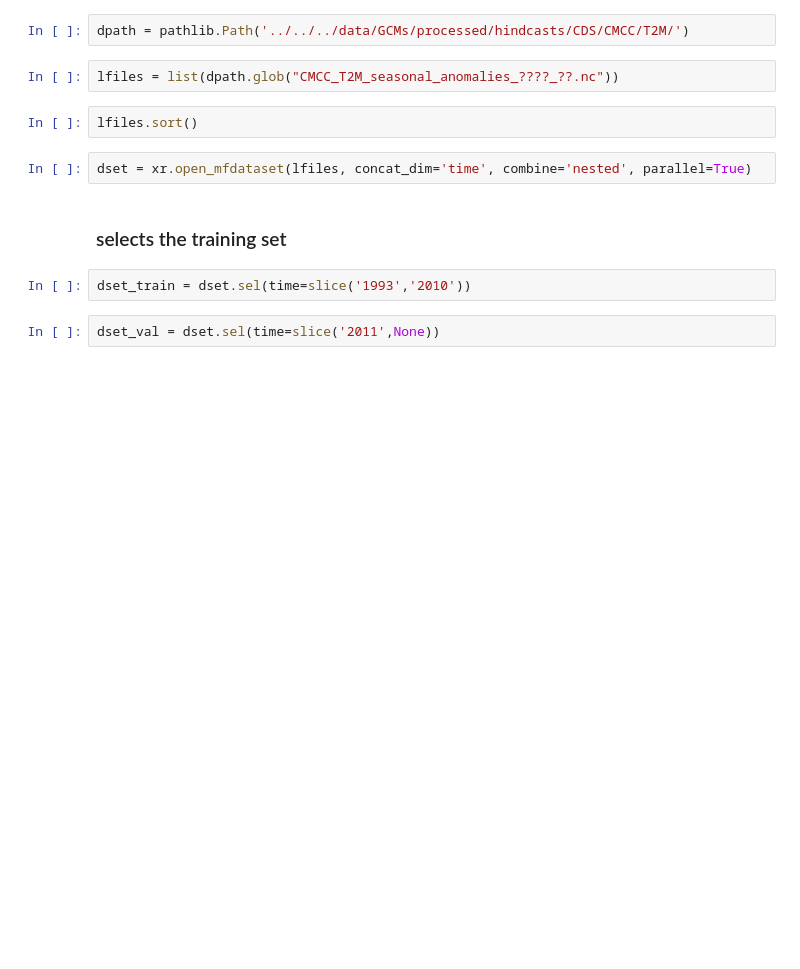
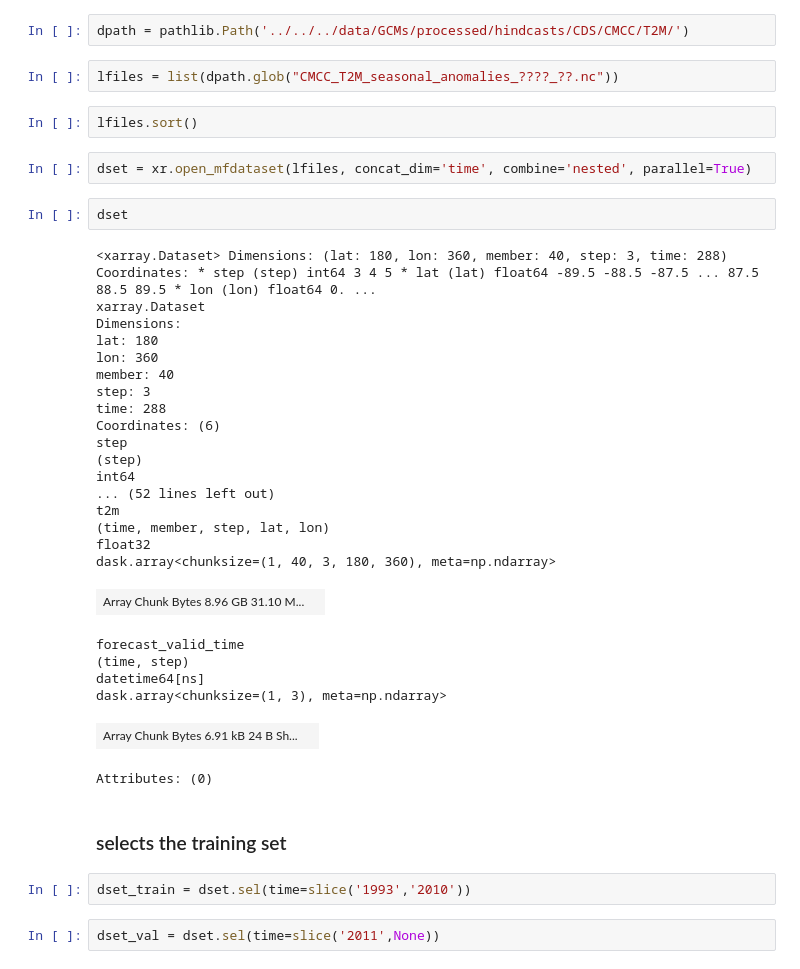
Before and after one commit to nicolasfauchereau/ML4seas, a Jupyter notebook: models/CNN/example_CNN.ipynb, the cells around one changed output. Cells and saved outputs as stored; diff of their text form; blank space fills up the shorter version.

```diff
--- a/models/CNN/example_CNN.ipynb
+++ b/models/CNN/example_CNN.ipynb
@@ -52,6 +63,33 @@ lfiles = list(dpath.glob("CMCC_T2M_seasonal_anomalies_????_??.nc"))
 lfiles.sort()
 # %%
 dset = xr.open_mfdataset(lfiles, concat_dim='time', combine='nested', parallel=True)
+# %%
+dset
+# %% [output]
+<xarray.Dataset> Dimensions: (lat: 180, lon: 360, member: 40, step: 3, time: 288) Coordinates: * step (step) int64 3 4 5 * lat (lat) float64 -89.5 -88.5 -87.5 ... 87.5 88.5 89.5 * lon (lon) float64 0. ...
+xarray.Dataset
+Dimensions:
+lat: 180
+lon: 360
+member: 40
+step: 3
+time: 288
+Coordinates: (6)
+step
+(step)
+int64
+... (52 lines left out)
+t2m
+(time, member, step, lat, lon)
+float32
+dask.array<chunksize=(1, 40, 3, 180, 360), meta=np.ndarray>
+| Array Chunk Bytes 8.96 GB 31.10 M... |  |
+forecast_valid_time
+(time, step)
+datetime64[ns]
+dask.array<chunksize=(1, 3), meta=np.ndarray>
+| Array Chunk Bytes 6.91 kB 24 B Sh... |  |
+Attributes: (0)
 # %% [markdown]
 ### selects the training set
 # %%
```
Also changed, not shown: parts of 27 cells of this notebook.
